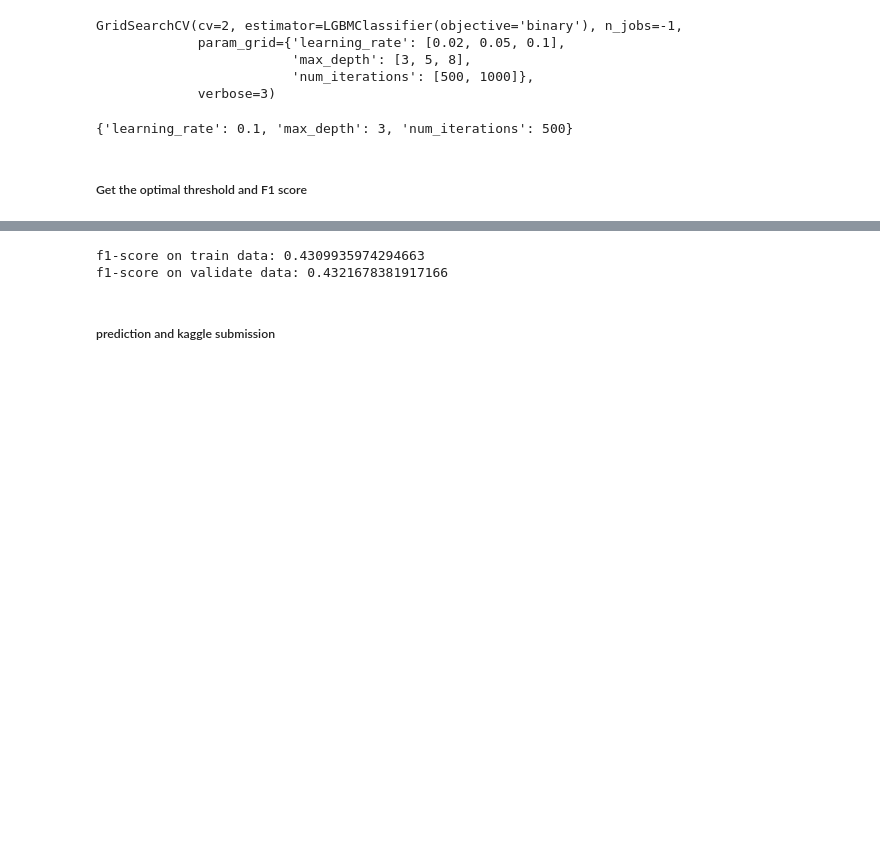
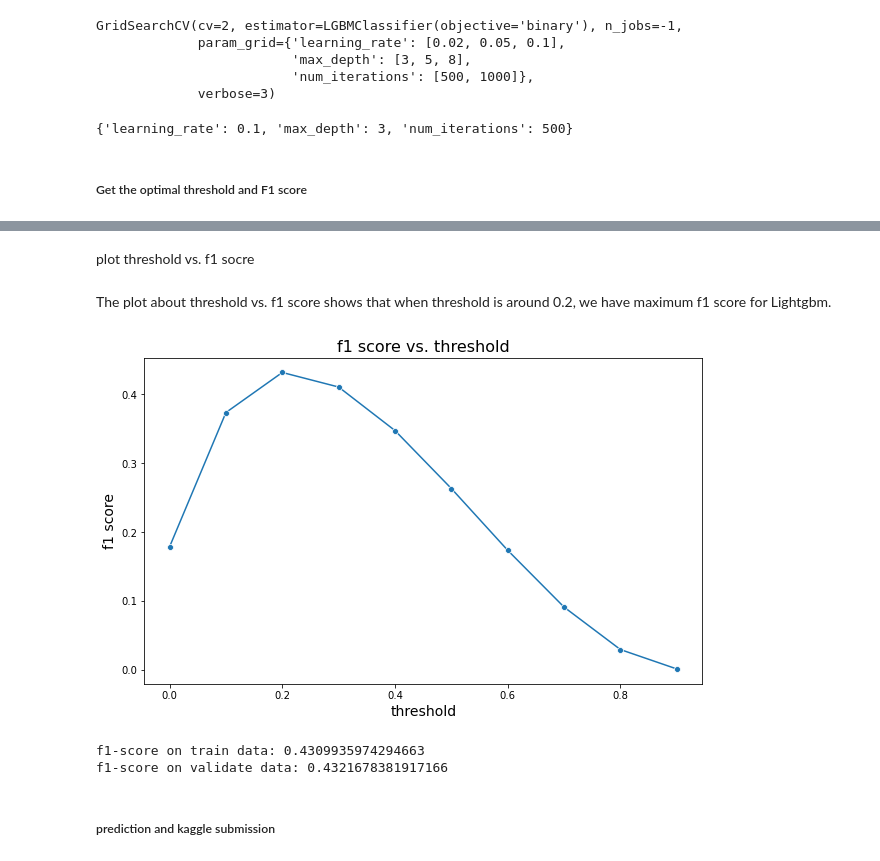
Before and after one commit to yanglinaomi/Instacart-Market-Basket-Analysis, a Jupyter notebook: code/02_modelling.ipynb, the cells around one changed output, grey strips where cells are left out. Saved outputs shown, nothing was run; the diff lists cells and outputs as text; code cells hidden in the pictures; blank space fills up the shorter version.

```diff
--- a/code/02_modelling.ipynb
+++ b/code/02_modelling.ipynb
@@ -356,4 +402,4 @@ lgbm_best_model=grid_lgbm.best_estimator_
 # %%
 preds_val_lgbm=lgbm_best_model.predict_proba(X_val)
 # %%
-ot_lgbm, f1_lgbm=optimal_threshold(preds_val_lgbm)
+ot_lgbm, f1_lgbm, th_dic_lgbm=optimal_threshold(preds_val_lgbm)
@@ -364,3 +411,21 @@ ot_lgbm, f1_lgbm
+# %% [markdown]
+plot threshold vs. f1 socre
+# %% [markdown]
+The plot about threshold vs. f1 score shows that when threshold is around 0.2, we have maximum f1 score for Lightgbm.
+# %%
+lgbm_th_f1=pd.DataFrame.from_dict(th_dic_lgbm, orient='index', columns=['f1 score'])
+# %%
+lgbm_th_f1=lgbm_th_f1.reset_index()
+# %%
+lgbm_th_f1.columns=['threshold','f1 score']
+# %%
+plt.figure(figsize=(10,6))
+sns.lineplot(lgbm_th_f1['threshold'], lgbm_th_f1['f1 score'],marker='o')
+plt.title('f1 score vs. threshold', size=16)
+plt.xlabel('threshold', size=14)
+plt.ylabel('f1 score', size=14);
+# %% [output]
+[figure, added]
 # %%
 lgbm_train_f1, lgbm_val_f1 = train_val_f1_score(ot_lgbm, lgbm_best_model)
 # %% [output]
```
Also changed, not shown: parts of 39 cells of this notebook, 1 other file.
